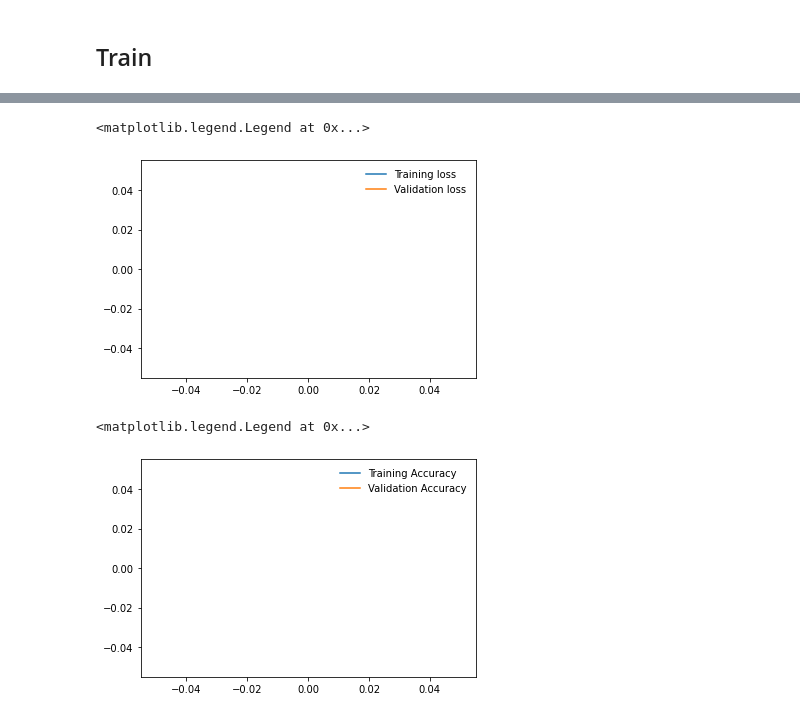
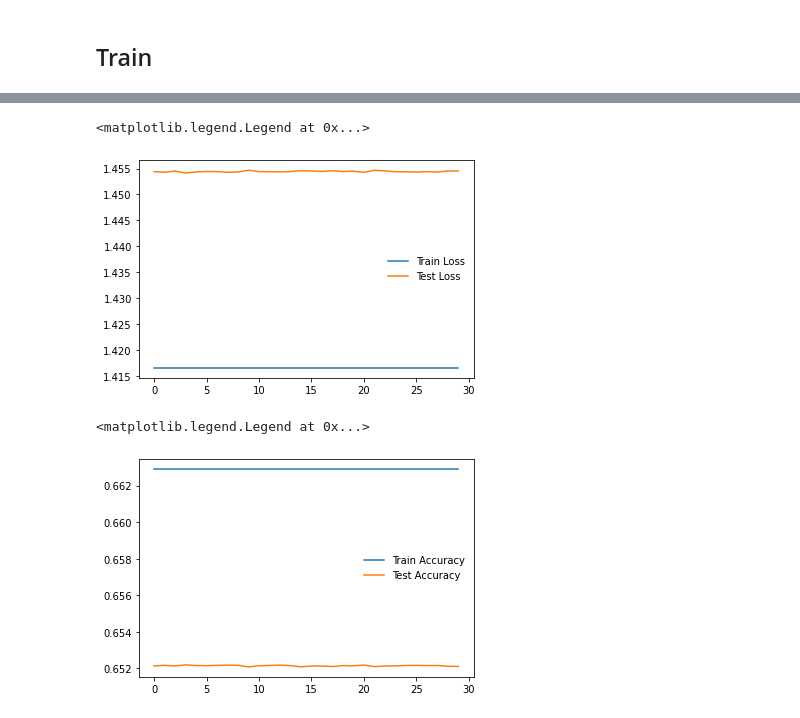
Before and after one commit to watchstep/draw9, a Jupyter notebook: model/main.ipynb, the cells around one changed output, grey strips where cells are left out. Cells and saved outputs as stored; diff of their text form; code cells hidden in the pictures.

Commit message:
feat: resnet50 & scheduler

```diff
--- a/model/main.ipynb
+++ b/model/main.ipynb
@@ -152,7 +152,7 @@ Using Pytorch version :  1.12.1 DEVICE :  cuda:0
 train_dataset, test_dataset, classes = prepare_dataset()
 # %%
 # hyperparameter
-BATCH_SIZE = 128
+BATCH_SIZE = 64
 EPOCHS = 30
 # %%
 train_loader = DataLoader(dataset=train_dataset, batch_size=BATCH_SIZE, shuffle=True)
@@ -243,7 +243,7 @@ ResNet(
 )
 # %%
 optimizer = optim.Adam(resnet50.parameters(), lr=1e-4)
-sheduler = optim.lr_scheduler.StepLR(optimizer=optimizer, step_size=10, gamma=0.5)
+sheduler = optim.lr_scheduler.CosineAnnealingLR(optimizer, T_max=100, eta_min=0.001)
 criterion = nn.CrossEntropyLoss()
 
 resnet50
@@ -385,8 +385,9 @@ best_valid_loss = float('inf')
 for epoch in range(EPOCHS):
 
     start_time = time.time()
-    train_loss, train_acc, train_loss_list, train_acc_list = train(model, train_loader, criterion, optimizer, DEVICE)
+    train_loss, train_acc, train_loss_list, train_acc_list = train(model, train_loader, criterion, optimizer,DEVICE)
     valid_loss, valid_acc, test_loss_list, test_acc_list = evaluate(model, test_loader, criterion, DEVICE)
+    sheduler.step()
 
     #Saving model whenver the best validation loss is obtained
     if valid_loss < best_valid_loss:
@@ -397,8 +398,8 @@ for epoch in range(EPOCHS):
     print('-----------------------------------------------')
     print(f'Epoch: {epoch+1:02}    | Epoch Time: {epoch_mins}m {epoch_secs}s')
     print('-----------------------------------------------')
-    print(f'\tTrain Loss: {train_loss:.3f} | Train Acc: {train_acc*100:.2f}%')
-    print(f'\tVal. Loss: {valid_loss:.3f}  | Val. Acc: {valid_acc*100:.2f}%')
+    print(f'\tTrain Loss: {train_loss:.3f} | Train Accuracy: {train_acc*100:.2f}%')
+    print(f'\tTest Loss: {valid_loss:.3f}  | Test Accuracy: {valid_acc*100:.2f}%')
 # %% [output]
 -----------------------------------------------
 Epoch: 01    | Epoch Time: 0m 9s
@@ -420,16 +421,16 @@ Epoch: 30    | Epoch Time: 0m 10s
 # %%
 #collapse-hide
-plt.plot(train_loss_list, label='Training loss')
-plt.plot(test_loss_list, label='Validation loss')
+plt.plot(train_loss_list, label='Train Loss')
+plt.plot(test_loss_list, label='Test Loss')
 plt.legend(frameon=False)
 # %% [output]
 <matplotlib.legend.Legend at 0x...>
-[figure, old version]
+[figure, new version]
 # %%
 #collapse-hide
-plt.plot(train_acc_list, label='Training Accuracy')
-plt.plot(test_acc_list, label='Validation Accuracy')
+plt.plot(train_acc_list, label='Train Accuracy')
+plt.plot(test_acc_list, label='Test Accuracy')
 plt.legend(frameon=False)
 # %% [output]
 <matplotlib.legend.Legend at 0x...>
-[figure, old version]
+[figure, new version]
```
Also changed, not shown: parts of 1 cell of this notebook.
